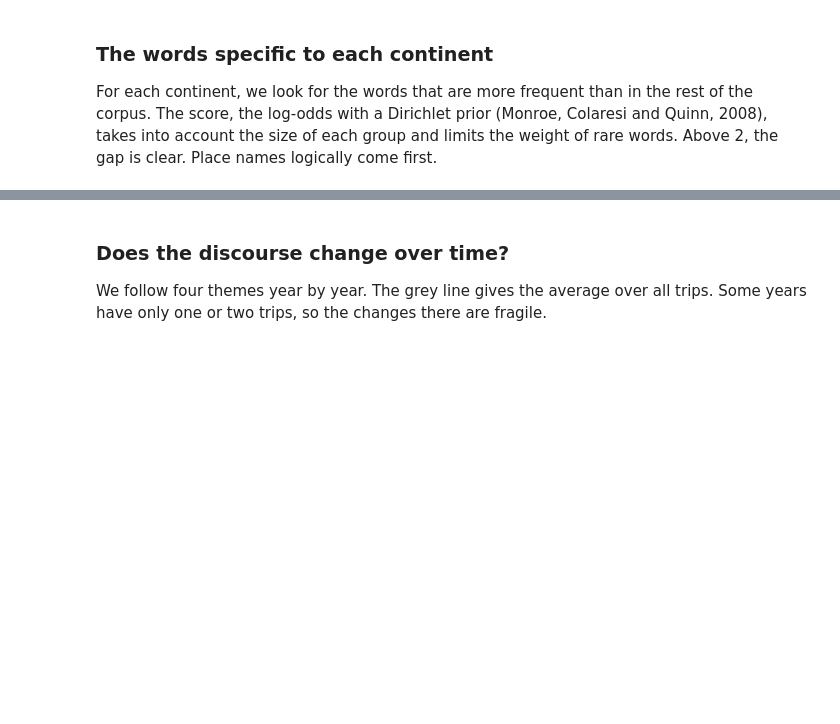
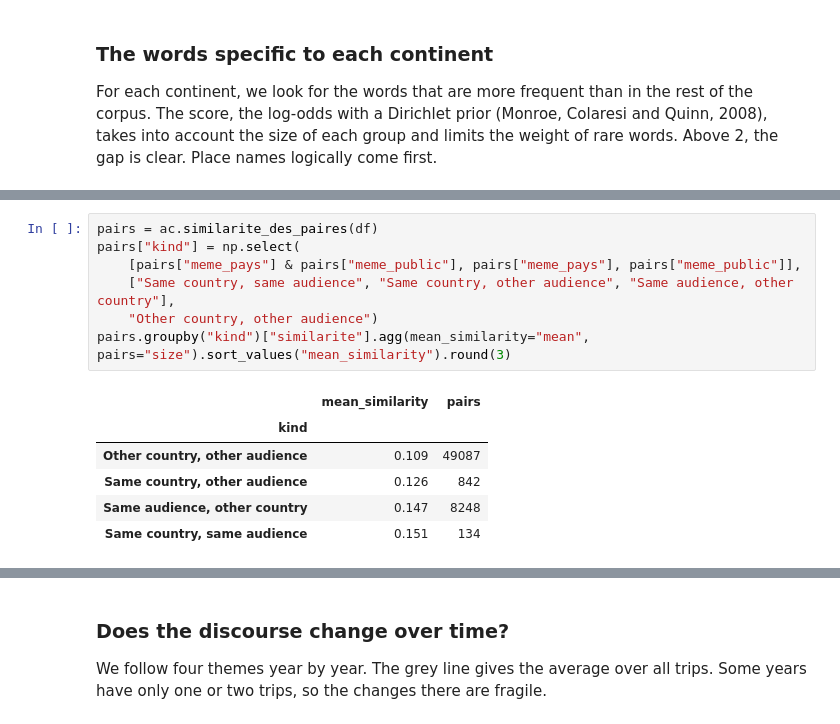
Before and after one commit to arthurdrk/projet-discours, a Jupyter notebook: notebooks/report.ipynb, the cells around one changed output, grey strips where cells are left out. Saved outputs shown, nothing was run; the diff lists cells and outputs as text; blank space fills up the shorter version.

Commit message:
Rapport : similarité lieu ou public, lien avec le pays hôte, premiers commentaires des parties 2 et 3

```diff
--- a/notebooks/report.ipynb
+++ b/notebooks/report.ipynb
@@ -597,0 +605,14 @@ fig.show()
+# %%
+pairs = ac.similarite_des_paires(df)
+pairs["kind"] = np.select(
+    [pairs["meme_pays"] & pairs["meme_public"], pairs["meme_pays"], pairs["meme_public"]],
+    ["Same country, same audience", "Same country, other audience", "Same audience, other country"],
+    "Other country, other audience")
+pairs.groupby("kind")["similarite"].agg(mean_similarity="mean", pairs="size").sort_values("mean_similarity").round(3)
+# %% [output]
+|  | mean_similarity | pairs |
+| kind |  |  |
+| Other country, other audience | 0.109 | 49087 |
+| Same country, other audience | 0.126 | 842 |
+| Same audience, other country | 0.147 | 8248 |
+| Same country, same audience | 0.151 | 134 |
```
Also changed, not shown: parts of 37 cells of this notebook.
